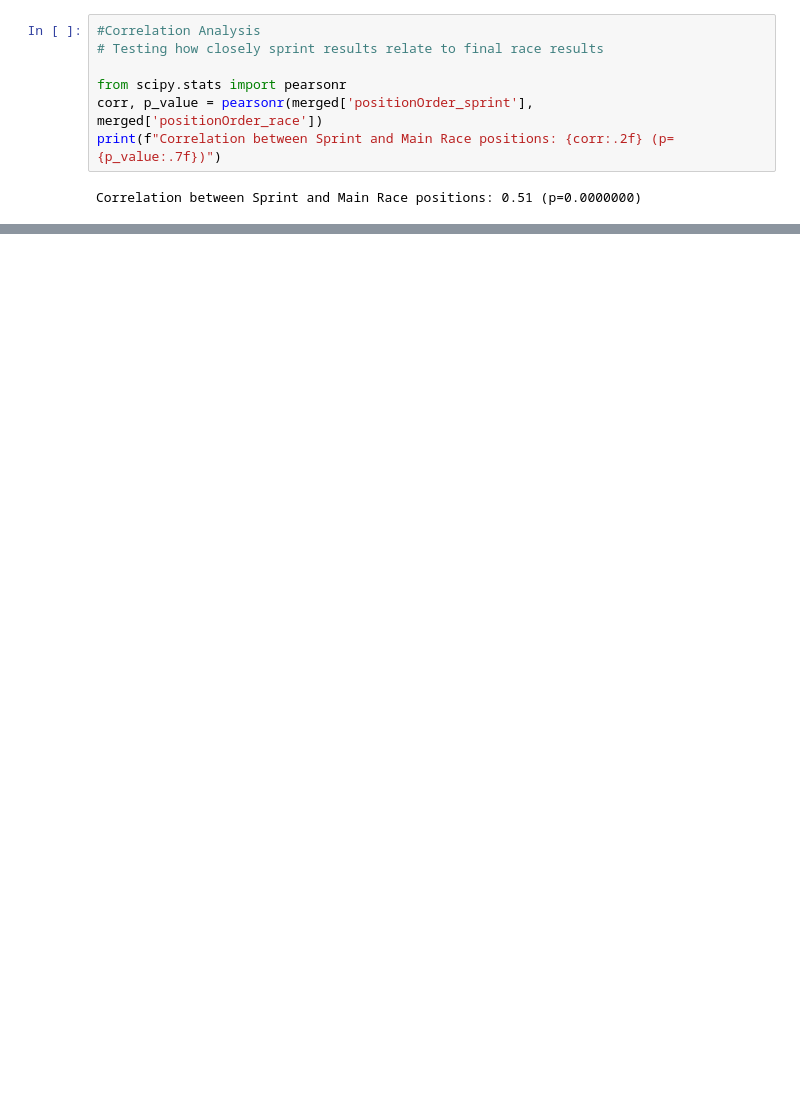
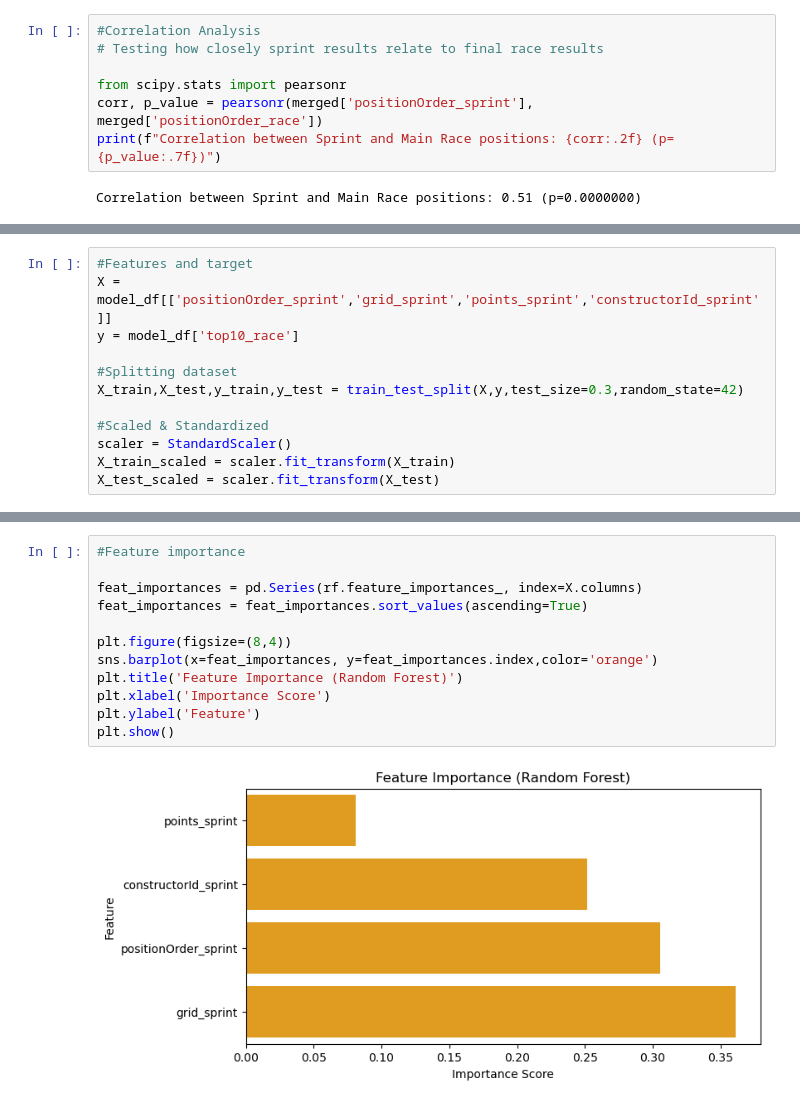
Before and after one commit to mahaejaz2699/Dissertation, a Jupyter notebook: data.ipynb, the cells around one changed output, grey strips where cells are left out. Drawn from its saved outputs; the diff is of its cells as text; blank space fills up the shorter version.

Commit message:
Adding Models

```diff
--- a/data.ipynb
+++ b/data.ipynb
@@ -1139,0 +1238,12 @@ plt.show()
+# %%
+#Features and target
+X = model_df[['positionOrder_sprint','grid_sprint','points_sprint','constructorId_sprint']]
+y = model_df['top10_race']
+
+#Splitting dataset
+X_train,X_test,y_train,y_test = train_test_split(X,y,test_size=0.3,random_state=42)
+
+#Scaled & Standardized
+scaler = StandardScaler()
+X_train_scaled = scaler.fit_transform(X_train)
+X_test_scaled = scaler.fit_transform(X_test)
@@ -1139,0 +1339,14 @@ plt.show()
+# %%
+#Feature importance
+
+feat_importances = pd.Series(rf.feature_importances_, index=X.columns)
+feat_importances = feat_importances.sort_values(ascending=True)
+
+plt.figure(figsize=(8,4))
+sns.barplot(x=feat_importances, y=feat_importances.index,color='orange')
+plt.title('Feature Importance (Random Forest)')
+plt.xlabel('Importance Score')
+plt.ylabel('Feature')
+plt.show()
+# %% [output]
+[figure, added]
```
Also changed, not shown: parts of 58 cells of this notebook, 1 other file.
